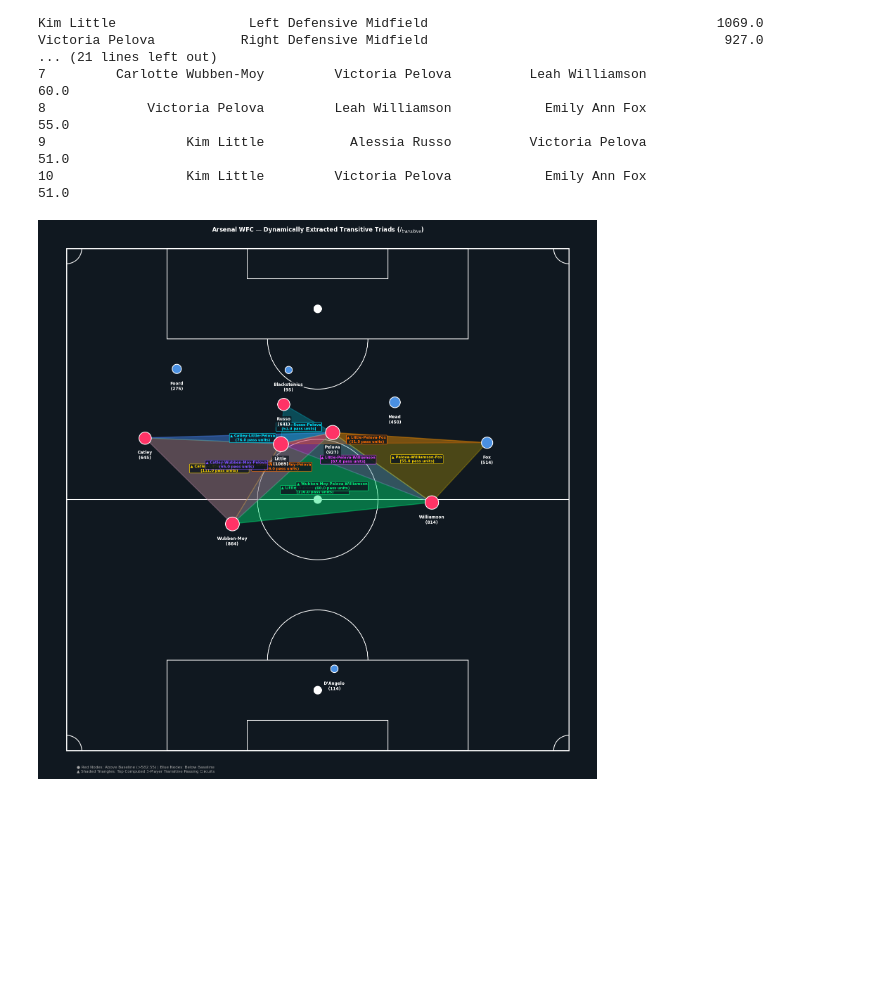
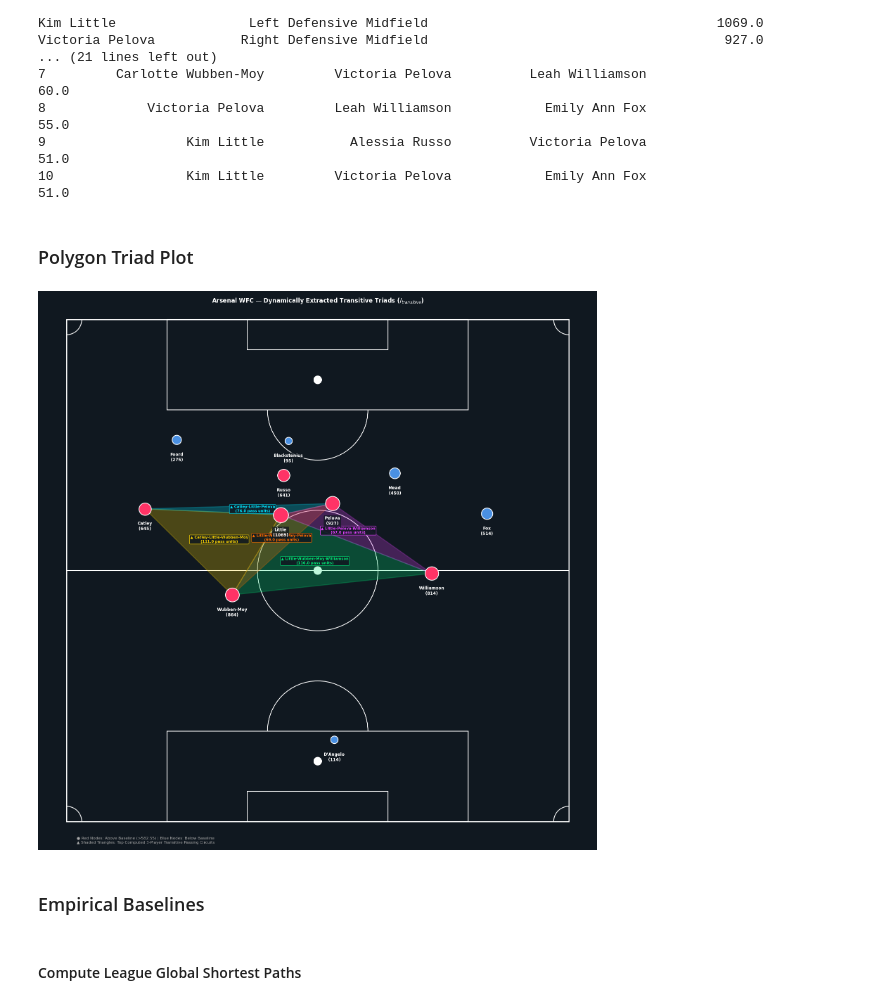
Before and after one commit to LukeBirkett/study-planner, a Jupyter notebook: 981G5_Network_Science/assessment/notebook.ipynb, the cells around one changed output. Cells and saved outputs as stored; diff of their text form; code cells hidden in the pictures; blank space fills up the shorter version.

```diff
--- a/981G5_Network_Science/assessment/notebook.ipynb
+++ b/981G5_Network_Science/assessment/notebook.ipynb
@@ -999,0 +1220,20 @@ Emma Stina Blackstenius             Center Forward                            0.
+# %%
+import matplotlib.pyplot as plt
+
+# 1. Reset index and extract data
+df_plot = betweenness_df_arsenal.reset_index()
+players = df_plot["Player"]
+scores = df_plot["Betweenness Centrality g(i)"]
+
+# 2. Plot horizontal bar chart
+plt.figure(figsize=(8, 5))
+plt.barh(players, scores, color="crimson", edgecolor="black")
+
+# 3. Format chart (invert y-axis so highest score is at the top)
+plt.gca().invert_yaxis()
+plt.xlabel("Betweenness Centrality Score $g(i)$", fontweight="bold")
+plt.title("Betweenness Centrality Ranking — Arsenal WFC", fontweight="bold")
+plt.grid(axis="x", linestyle="--", alpha=0.5)
+
+plt.tight_layout()
+plt.show()
@@ -1020,7 +1277,7 @@ def calculate_transitive_triad_intensity(G):
     player_triad_scores = {node: 0.0 for node in nodes}
     active_triads = []
 
-    # Extract weighted adjacency matrix
+    # Extract weighted adjacency matrix (NumPy)
     W = nx.to_numpy_array(G, nodelist=nodes, weight='weight')
     node_to_idx = {node: idx for idx, node in enumerate(nodes)}
     idx_to_node = {idx: node for node, idx in node_to_idx.items()}
@@ -1034,6 +1291,7 @@ def calculate_transitive_triad_intensity(G):
         triplet_permutations = []
         perms = list(itertools.permutations([idx_i, idx_j, idx_k]))
 
+        # Loop through cominations of a,b,c
         for p in perms:
             a, b, c = p
             w_ab = W[a, b]
@@ -1041,9 +1299,10 @@ def calculate_transitive_triad_intensity(G):
             w_ac = W[a, c]
 
             # EXCLUSIVELY TRANSITIVE: a -> b, b -> c, a -> c
+            # atleast one pass in each relationship forms a cluster
             if w_ab > 0 and w_bc > 0 and w_ac > 0:
                 cap = min(w_ab, w_bc, w_ac)
-                triplet_capacity_sum += cap
+                triplet_capacity_sum += cap # cluster is weighted by lowest pair
                 triplet_permutations.append({
                     "origin": idx_to_node[a],
                     "intermediate": idx_to_node[b],
@@ -1075,13 +1334,13 @@ def calculate_transitive_triad_intensity(G):
             "Transitive Triad Intensity (I_transitive)": round(player_triad_scores[node], 2)
         })
 
-    triad_df = pd.DataFrame(triad_data).set_index("Player")
-    triad_df = triad_df.sort_values(by="Transitive Triad Intensity (I_transitive)", ascending=False)
+    player_triad_df = pd.DataFrame(triad_data).set_index("Player")
+    player_triad_df = player_triad_df.sort_values(by="Transitive Triad Intensity (I_transitive)", ascending=False)
 
     # Sort active triads by highest bottleneck capacity
     active_triads = sorted(active_triads, key=lambda x: x["total_capacity"], reverse=True)
 
-    return global_I_team, triad_df, active_triads
+    return global_I_team, player_triad_df, active_triads
 # %%
 # =============================================================================
 # EXECUTION & VALIDATION (Arsenal WFC Case Study)
@@ -1133,6 +1392,8 @@ Victoria Pelova           Right Defensive Midfield
 8             Victoria Pelova         Leah Williamson            Emily Ann Fox                         55.0
 9                  Kim Little           Alessia Russo          Victoria Pelova                         51.0
 10                 Kim Little         Victoria Pelova            Emily Ann Fox                         51.0
+# %% [markdown]
+### Polygon Triad Plot
 # %%
 from matplotlib.patches import Polygon
 
@@ -1283,34 +1544,38 @@ fig.patch.set_facecolor("#101820")
 draw_vertical_pitch(ax=ax, pitch_color="#101820", line_color="#ffffff")
 
 # 2. Call the new function to draw the triangles instantly!
-plot_transitive_triads(ax, active_triads, node_positions, top_n=10)
+plot_transitive_triads(ax, active_triads, node_positions, top_n=5)
 
 # Draw Player Nodes & Badges
 plot_player_nodes(ax, G_arsenal, node_positions, node_scores, TEAM_BASELINE)
 
 # Title & Legend Annotations
 ax.text(
     50,
     103,
     "Arsenal WFC — Dynamically Extracted Transitive Triads ($I_{transitive}$)",
     color="white",
     fontsize=12,
     ha="center",
     va="bottom",
     weight="bold",
 )
 
 ax.text(
     2,
     -3,
     f"● Red Nodes: Above Baseline (>{TEAM_BASELINE:.2f}) | Blue Nodes: Below Baseline\n▲ Shaded Triangles: Top Computed 3-Player Transitive Passing Circuits",
     color="#aaaaaa",
     fontsize=8,
     ha="left",
     va="top",
 )
 
 plt.tight_layout()
 plt.show()
 # %% [output]
-[figure, old version]
+[figure, new version]
+# %% [markdown]
+### Empirical Baselines
+# %% [markdown]
+#### Compute League Global Shortest Paths
```
Also changed, not shown: parts of 65 cells of this notebook, 4 other files.
